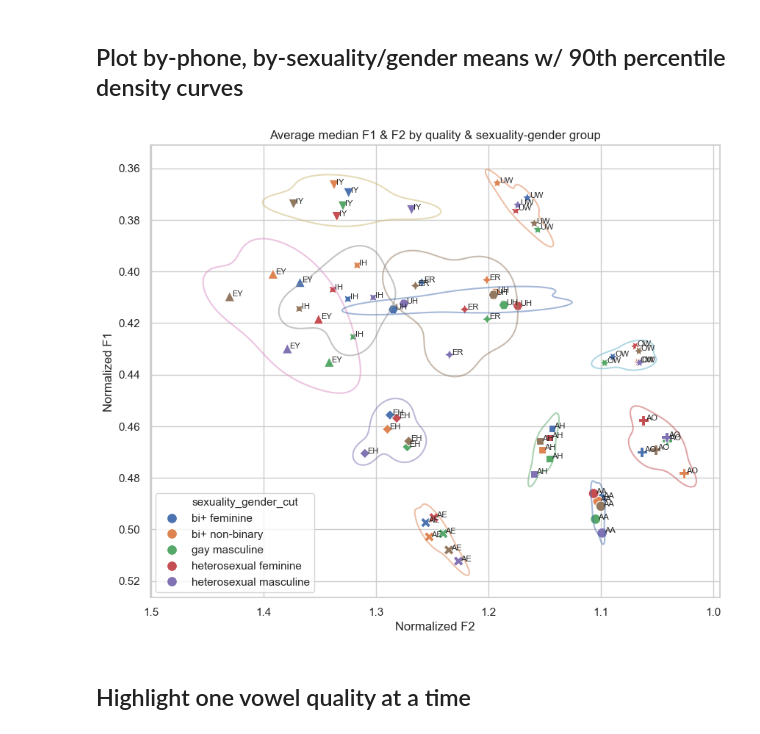
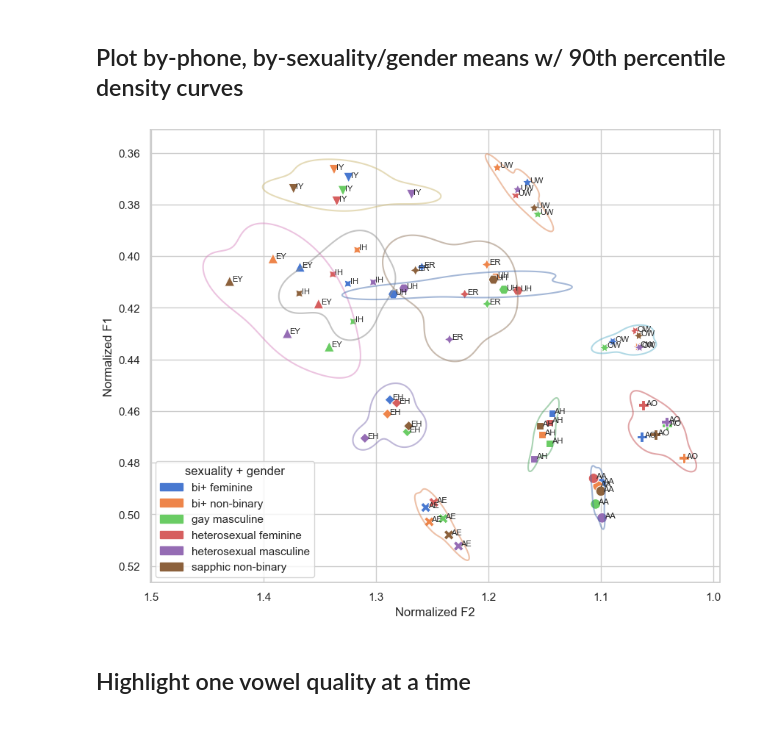
Before and after one commit to acgalvano/FormantPath-vowels, a Jupyter notebook: visualize_formants.ipynb, the cells around one changed output. Saved outputs shown, nothing was run; the diff lists cells and outputs as text; code cells hidden in the pictures.

```diff
--- a/visualize_formants.ipynb
+++ b/visualize_formants.ipynb
@@ -224,7 +261,7 @@ for subset in subsets:
 # Calculate areas under the KDE curve for each subset
 areas = {}
 for subset, title in zip(cleaned_subsets, titles):
-    areas[title] = calculate_kde_area(subset, threshold=0.9)
+    areas[title] = calculate_kde_area_for_level(subset, level=0.2)
 
 # Create subplots
 fig, axes = plt.subplots(2, 3, figsize=(10, 8))
@@ -234,7 +271,7 @@ for ax, subset, title in zip(axes.flat, cleaned_subsets, titles):
     # KDE plot
     sns.kdeplot(
         data=subset, x="F2_norm", y="F1_norm", hue="sexuality_gender_cut",
-        levels=[0.5, 0.8, 0.9], cut=0, common_norm=False, legend=False, ax=ax
+        levels=[0.2, 0.5, 0.8, 0.9], cut=0, common_norm=False, legend=False, ax=ax
     )
 
     # Plot means (smaller points) based on by-token means
@@ -352,7 +389,7 @@ for subset in subsets:
 
 areas = {}
 for subset, title in zip(cleaned_subsets, titles):
-    areas[title] = calculate_kde_area(subset, threshold=0.9)
+    areas[title] = calculate_kde_area_for_level(subset, level=0.2)
 
 # Create subplots
 fig, axes = plt.subplots(2, 3, figsize=(10, 8))
@@ -362,7 +399,7 @@ for ax, subset, title in zip(axes.flat, subsets, titles):
     # KDE plot
     sns.kdeplot(
         data=subset, x="F2_norm", y="F1_norm", hue="sexuality_gender_cut",
-        levels=[0.5, 0.8, 0.9], cut=0, common_norm=False, legend=False, ax=ax
+        levels=[0.2, 0.5, 0.8, 0.9], cut=0, common_norm=False, legend=False, ax=ax
     )
 
     # Plot means (smaller points)
@@ -402,0 +443,2 @@ plt.show()
+# %%
+grouped_meds.dropna(subset=["F1_norm", "F2_norm"], inplace=True)
@@ -402,0 +495,2 @@ plt.show()
+# %%
+ci_df = ci_df[ci_df['sexuality_gender_cut'] != 'exclude']
@@ -496,49 +636,59 @@ plt.show()
 sns.set(style="whitegrid")
 
 plt.figure(figsize=(10, 8))
+
+# Scatter plot
 scatter_plot = sns.scatterplot(
     x='F2_norm',
     y='F1_norm',
     hue='sexuality_gender_cut',
     data=medians_df,
     style='phones_short',
-    s=100
+    s=100,
+    palette='muted'  # Optional: Define a palette explicitly
 )
 
-# Add labels to each point
+# Add text labels
 for _, row in medians_df.iterrows():
     plt.text(row['F2_norm'] - 0.002, row['F1_norm'], row['phones_short'], fontsize=8)
 
-# Add smoothed KDE-based boundaries for each phones_short group
+# Add KDE boundaries
 for phone, group in medians_df.groupby('phones_short'):
     sns.kdeplot(
         data=group,
         x='F2_norm',
         y='F1_norm',
-        levels=[0.2],  # Adjust to control boundary level
+        levels=[0.2],
         alpha=0.5,
-        label=f'{phone} Boundary',
-        color=None,  # Use default or match scatter plot
+        label=f'{phone} Boundary'
     )
 
 plt.xlabel('Normalized F2')
 plt.ylabel('Normalized F1')
-plt.title('Average median F1 & F2 by quality & sexuality-gender group')
+#plt.title('Average median F1 & F2 by quality & sexuality-gender group')
 
+# Invert axes
 plt.gca().invert_yaxis()
 plt.gca().invert_xaxis()
 
+# Remove the default legend
 scatter_plot.legend_.remove()
 
-# Add a new legend for hue only
-handles, labels = scatter_plot.get_legend_handles_labels()
-hue_legend_handles = handles[:len(medians_df['sexuality_gender_cut'].unique())]  # Only keep hue handles
-hue_legend_labels = labels[:len(medians_df['sexuality_gender_cut'].unique())]
-plt.legend(hue_legend_handles, hue_legend_labels, loc='lower left')
+# Add a new legend for hues
+from matplotlib.patches import Patch
+
+# Ensure all unique hues are included
+unique_hues = medians_df['sexuality_gender_cut'].unique()
+palette = sns.color_palette('muted', len(unique_hues))  # Use the same palette as scatter plot
+hue_legend_handles = [
+    Patch(color=palette[i], label=unique_hue) for i, unique_hue in enumerate(unique_hues)
+]
+
+plt.legend(handles=hue_legend_handles, title='sexuality + gender', loc='lower left')
 
 plt.show()
 # %% [output]
-[figure, old version]
+[figure, new version]
 # %% [markdown]
 ## Highlight one vowel quality at a time
 # %% [markdown]
```
Also changed, not shown: parts of 23 cells of this notebook.
